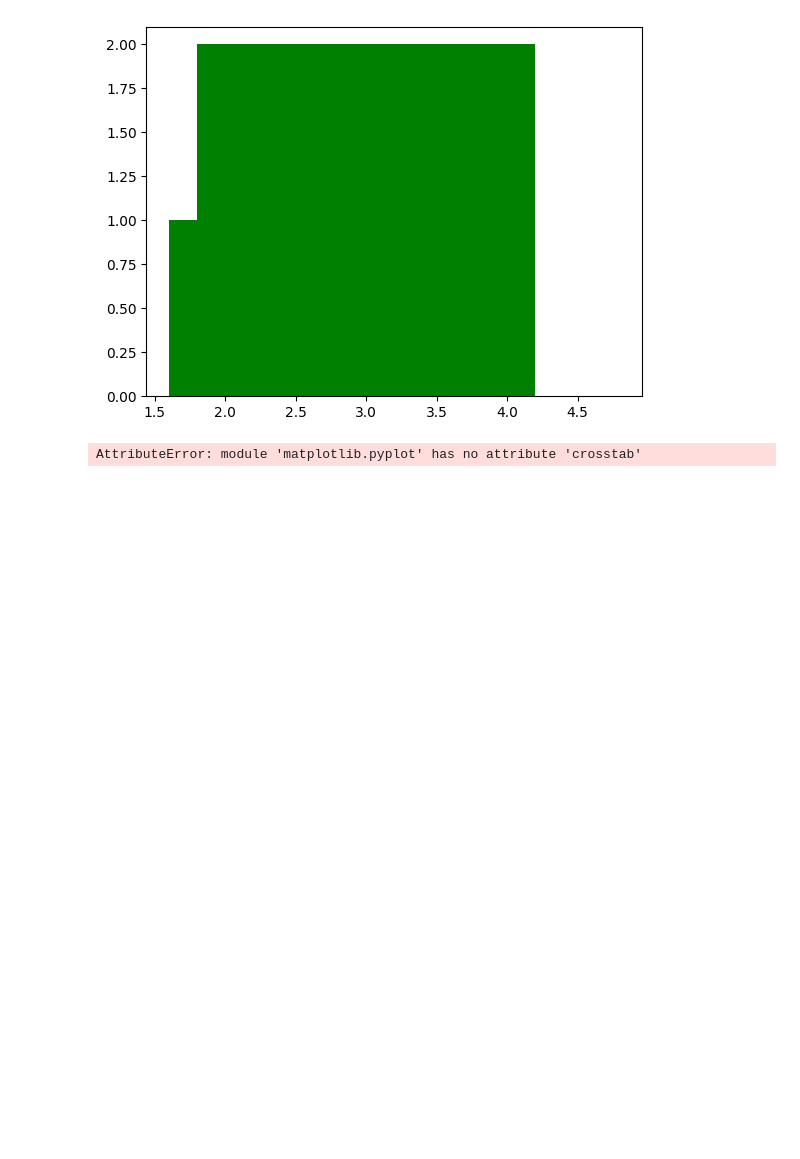
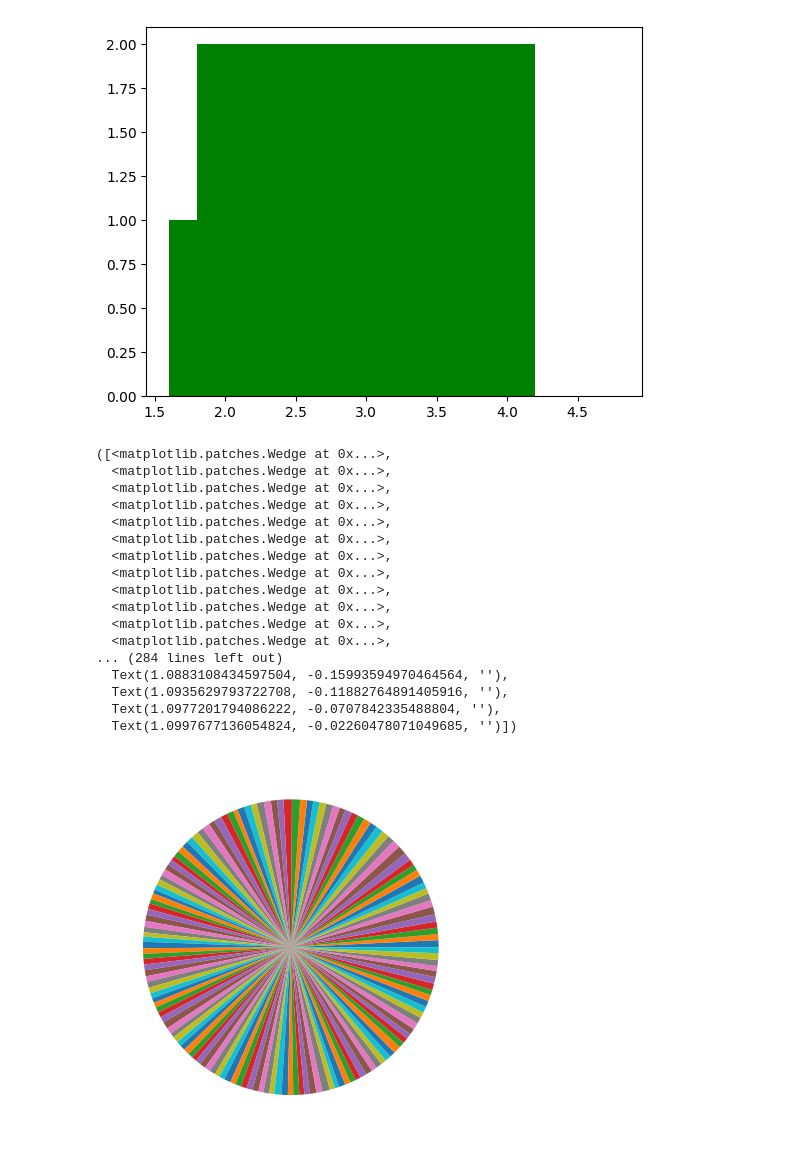
Before and after one commit to AnshulBadoni/MachineLearning, a Jupyter notebook: test.ipynb, the cells around one changed output. Drawn from its saved outputs; the diff is of its cells as text; code cells hidden in the pictures; blank space fills up the shorter version.

```diff
--- a/test.ipynb
+++ b/test.ipynb
@@ -59,6 +59,23 @@ plt.bar(df['sepal width (cm)'],y,color = 'green')
 <BarContainer object of 150 artists>
 [figure]
 # %%
-plt.pie(df['sepal width (cm)'],y,color = 'green')
+plt.pie(df['sepal width (cm)'])
 # %% [output]
-AttributeError: module 'matplotlib.pyplot' has no attribute 'crosstab'
+([<matplotlib.patches.Wedge at 0x...>,
+  <matplotlib.patches.Wedge at 0x...>,
+  <matplotlib.patches.Wedge at 0x...>,
+  <matplotlib.patches.Wedge at 0x...>,
+  <matplotlib.patches.Wedge at 0x...>,
+  <matplotlib.patches.Wedge at 0x...>,
+  <matplotlib.patches.Wedge at 0x...>,
+  <matplotlib.patches.Wedge at 0x...>,
+  <matplotlib.patches.Wedge at 0x...>,
+  <matplotlib.patches.Wedge at 0x...>,
+  <matplotlib.patches.Wedge at 0x...>,
+  <matplotlib.patches.Wedge at 0x...>,
+... (284 lines left out)
+  Text(1.0883108434597504, -0.15993594970464564, ''),
+  Text(1.0935629793722708, -0.11882764891405916, ''),
+  Text(1.0977201794086222, -0.0707842335488804, ''),
+  Text(1.0997677136054824, -0.02260478071049685, '')])
+[figure, added]
```
Also changed, not shown: parts of 3 cells of this notebook, 3 other files.
